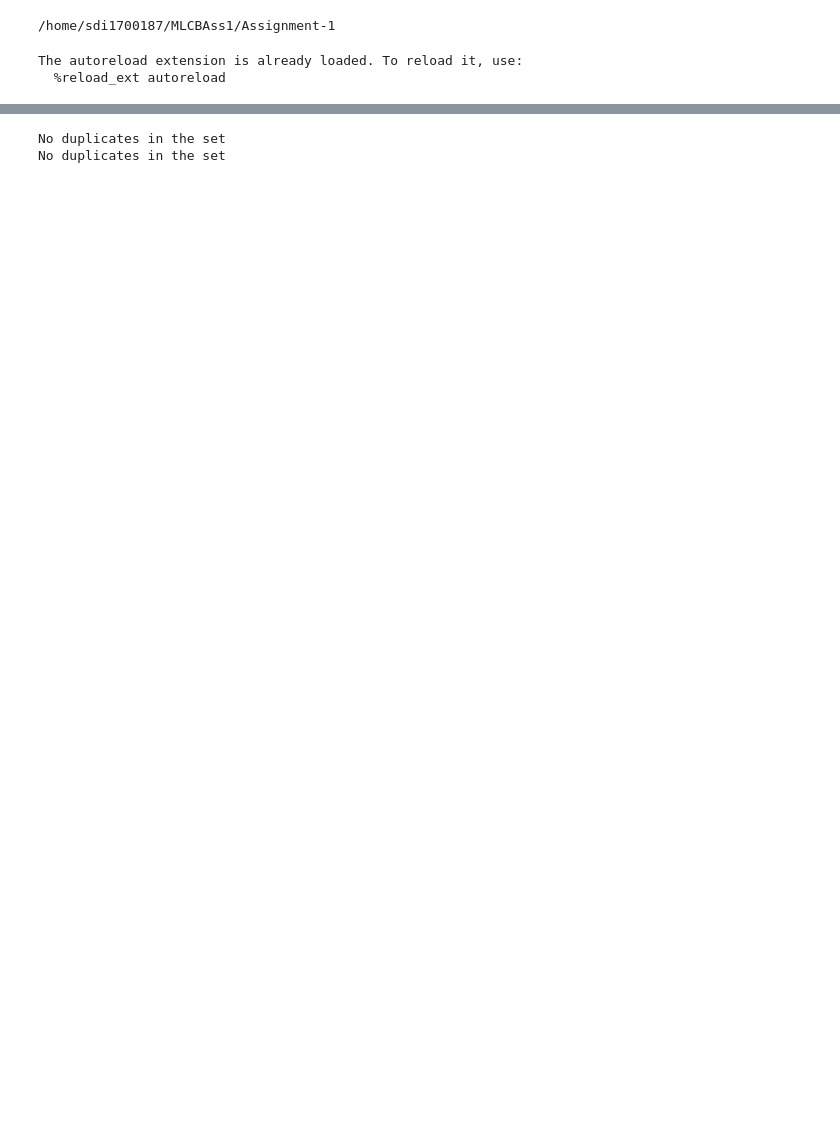
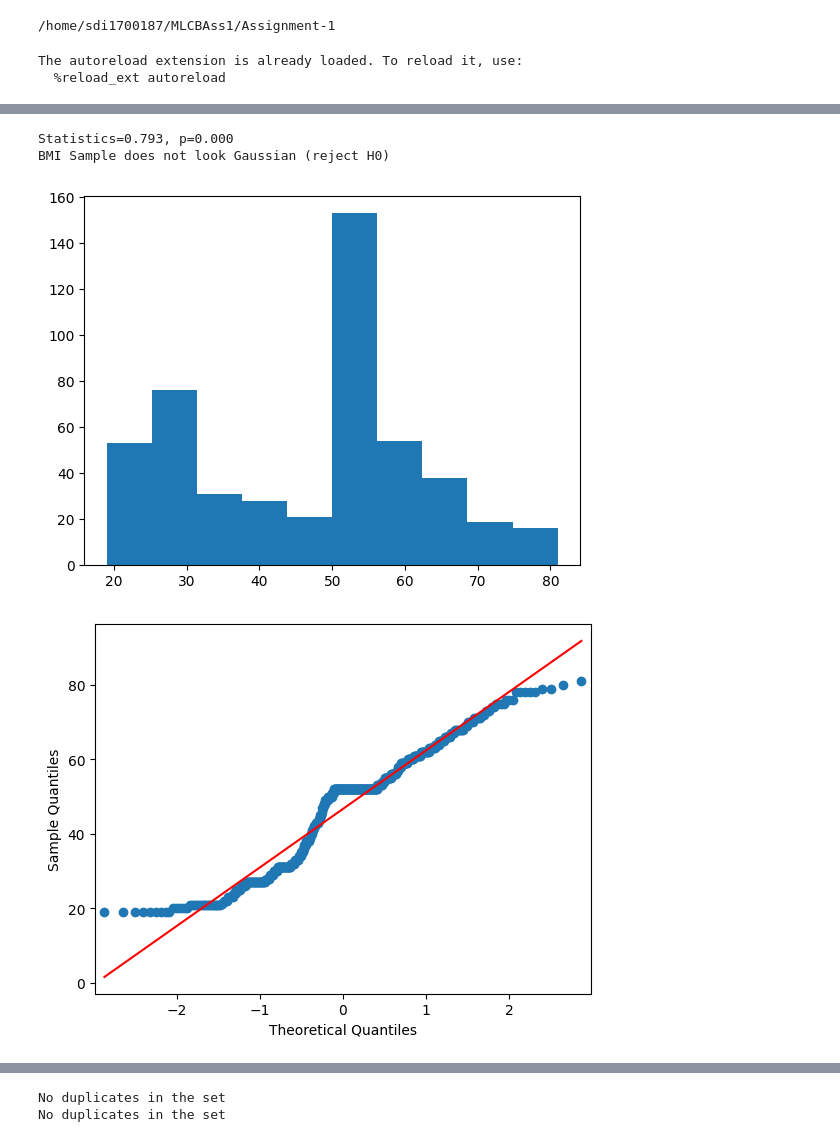
Before and after one commit to vex-me-not/Assignment-1, a Jupyter notebook: notebooks/data_exploration.ipynb, the cells around one changed output, grey strips where cells are left out. Cells and saved outputs as stored; diff of their text form; code cells hidden in the pictures; blank space fills up the shorter version.

Commit message:
more data exploration

```diff
--- a/notebooks/data_exploration.ipynb
+++ b/notebooks/data_exploration.ipynb
@@ -37,3 +37,70 @@ The autoreload extension is already loaded. To reload it, use:
 # we load the two datasets
 dev_set_df=pd.read_csv("../data/assignment1_dev_set.csv")
 val_set_df=pd.read_csv("../data/assignment1_val_set.csv")
+# %%
+bmi=dev_set_df["BMI"]
+age=dev_set_df["Host age"]
+bacteria=get_bacteria(dev_set_df)
+
+bacteria_names=bacteria.columns
+
+normality_dict={}
+mean_dict={}
+std_dict={}
+max_dict={}
+min_dict={}
+# we will get a general idea of our data
+# starting with the BMI
+mean_dict["BMI"],std_dict["BMI"],max_dict["BMI"],min_dict["BMI"]=rough_idea(bmi,"BMI")
+
+# we will check the normality of the bmi
+# first, we will get a rough idead visually
+plot_for_normality(bmi)
+
+# next we check properly, using the shapiro-wilk test for normality, with our null hypothesis being that the bmi data follow the normal distribution
+# normality test
+normality_dict["BMI"]=check_for_normality(bmi,"BMI")
+
+# next, we move on to age
+mean_dict["Age"],std_dict["Age"],max_dict["Age"],min_dict["Age"]=rough_idea(age,"Age")
+
+# we will check the normality of the age
+# first, we will get a rough idead visually
+plot_for_normality(age)
+
+# next we check properly, using the shapiro-wilk test for normality, with our null hypothesis being that the age data follow the normal distribution
+# normality test
+normality_dict["Age"]=check_for_normality(age,"Age")
+
+# next, we move on to the bacteria
+for bact in bacteria_names:
+    bacterium=bacteria[bact]
+    mean_dict[bact],std_dict[bact],max_dict[bact],min_dict[bact]=rough_idea(bacterium,bact)
+    # plot_for_normality(bacterium) # plotting takes time and it's just more of a visual hint. we comment it for speed
+    normality_dict[bact]=check_for_normality(bacterium,bact)
+
+normal_columns=[]
+non_normal_columns=[]
+
+print_dict(normality_dict,mode="Normal")
+
+normal_columns,non_normal_columns=find_normal(normality_dict)
+print(f"There are {len(non_normal_columns)} NON NORMAL columns\n")
+
+if(len(non_normal_columns)>0):
+    print("These are:")
+    for non_norm in non_normal_columns:
+        print(non_norm)
+
+print(f"There are {len(normal_columns)} NORMAL columns\n")
+
+if(len(normal_columns)>0):
+    print("These are:")
+    for norm in normal_columns:
+        print(norm)
+
+print_dict(mean_dict,mode="Mean")
+print_dict(std_dict,mode="Std")
+print_dict(max_dict,mode="Max")
+print_dict(min_dict,mode="Min")
+# %% [output]
@@ -39,0 +109,4 @@ val_set_df=pd.read_csv("../data/assignment1_val_set.csv")
+Statistics=0.793, p=0.000
+BMI Sample does not look Gaussian (reject H0)
+[figure, added]
+[figure, added]
```
Also changed, not shown: parts of 2 cells of this notebook, 1 other file.
